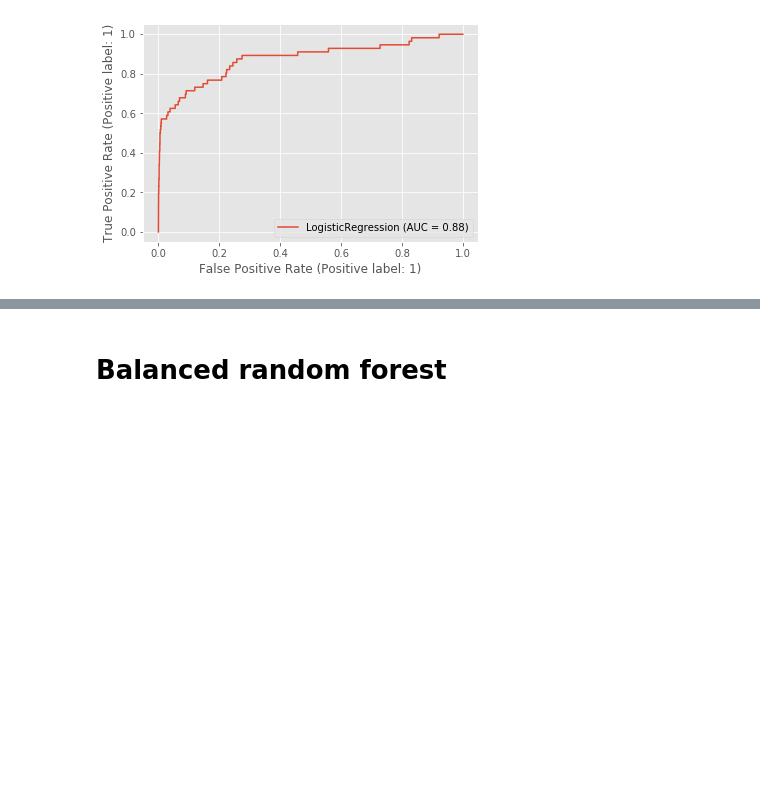
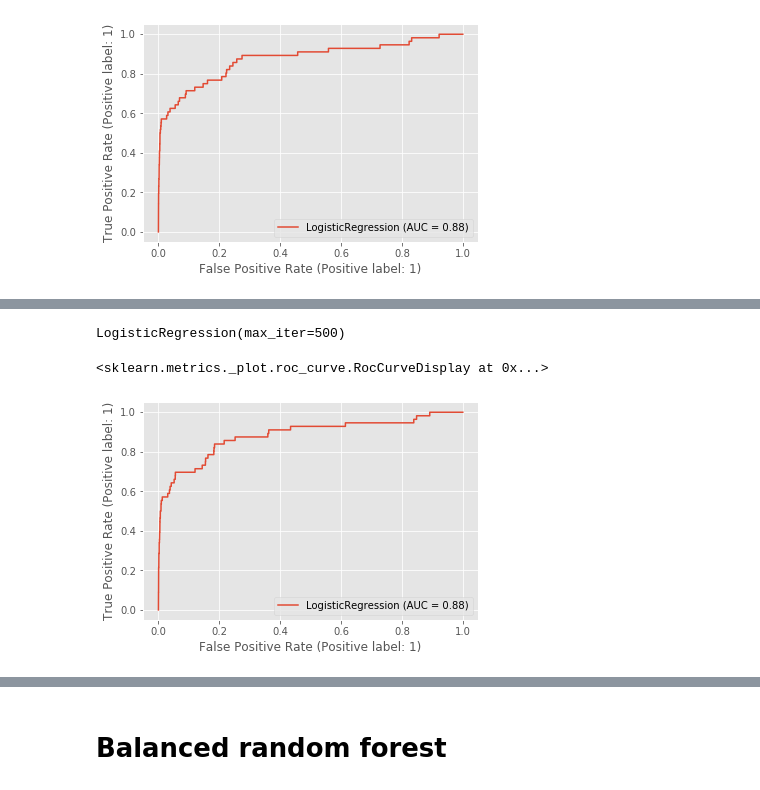
Before and after one commit to lgov/kul_advanalytics, a Jupyter notebook: BDA_1.ipynb, the cells around one changed output, grey strips where cells are left out. Cells and saved outputs as stored; diff of their text form; code cells hidden in the pictures; blank space fills up the shorter version.

```diff
--- a/BDA_1.ipynb
+++ b/BDA_1.ipynb
@@ -186,0 +209,12 @@ plot_roc_curve(clf, X_test_scaled, y_test)
+# %%
+scaler = StandardScaler()
+scaler = scaler.fit(X_train)
+X_train_scaled = scaler.transform(X_train)
+# %%
+over = SMOTE(sampling_strategy=0.05)
+under = RandomUnderSampler(sampling_strategy=0.3)
+steps = [('o', over), ('u', under)]
+pipeline = Pipeline(steps=steps)
+# %%
+# transform the dataset
+X_train_scaled_resampled, y_train_resampled = pipeline.fit_resample(X_train_scaled, y_train)
@@ -186,0 +243,11 @@ plot_roc_curve(clf, X_test_scaled, y_test)
+# %%
+clf_resampled = LogisticRegression(max_iter=500)
+clf_resampled.fit(X_train_scaled_resampled, y_train_resampled)
+# %% [output]
+LogisticRegression(max_iter=500)
+# %%
+X_test_scaled = scaler.transform(X_test)
+plot_roc_curve(clf_resampled, X_test_scaled, y_test)
+# %% [output]
+<sklearn.metrics._plot.roc_curve.RocCurveDisplay at 0x...>
+[figure, added]
```
Also changed, not shown: parts of 36 cells of this notebook.
